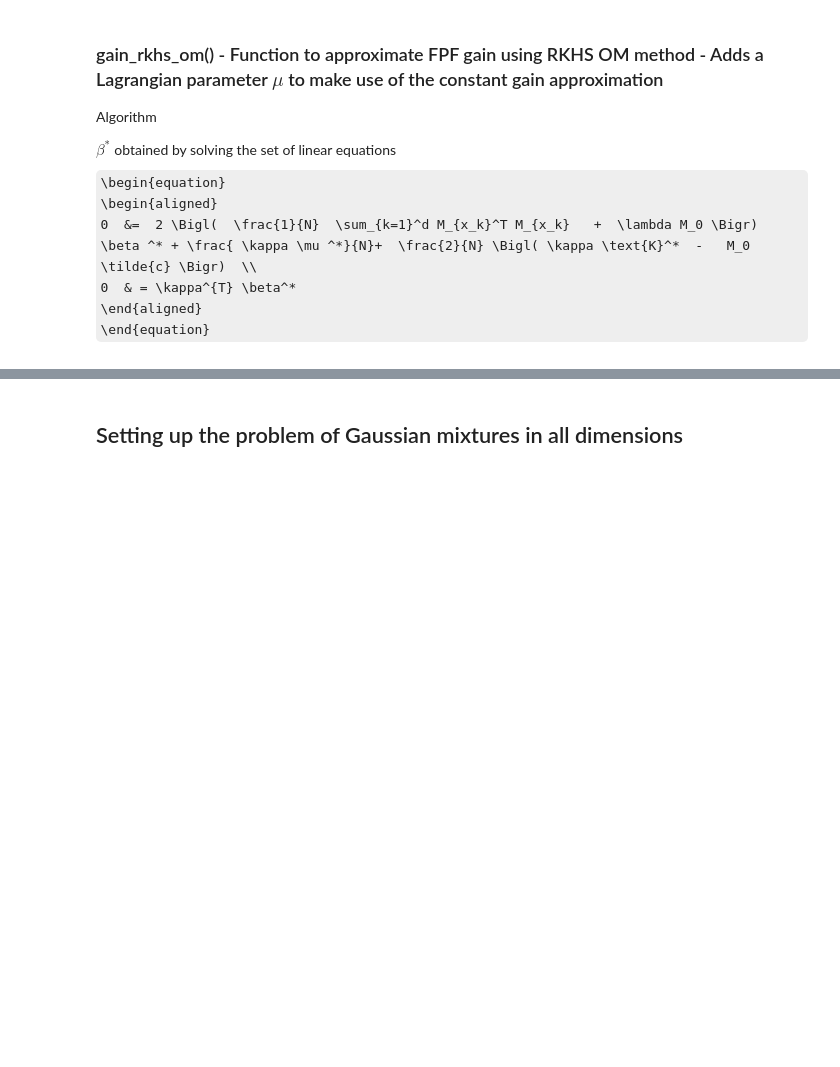
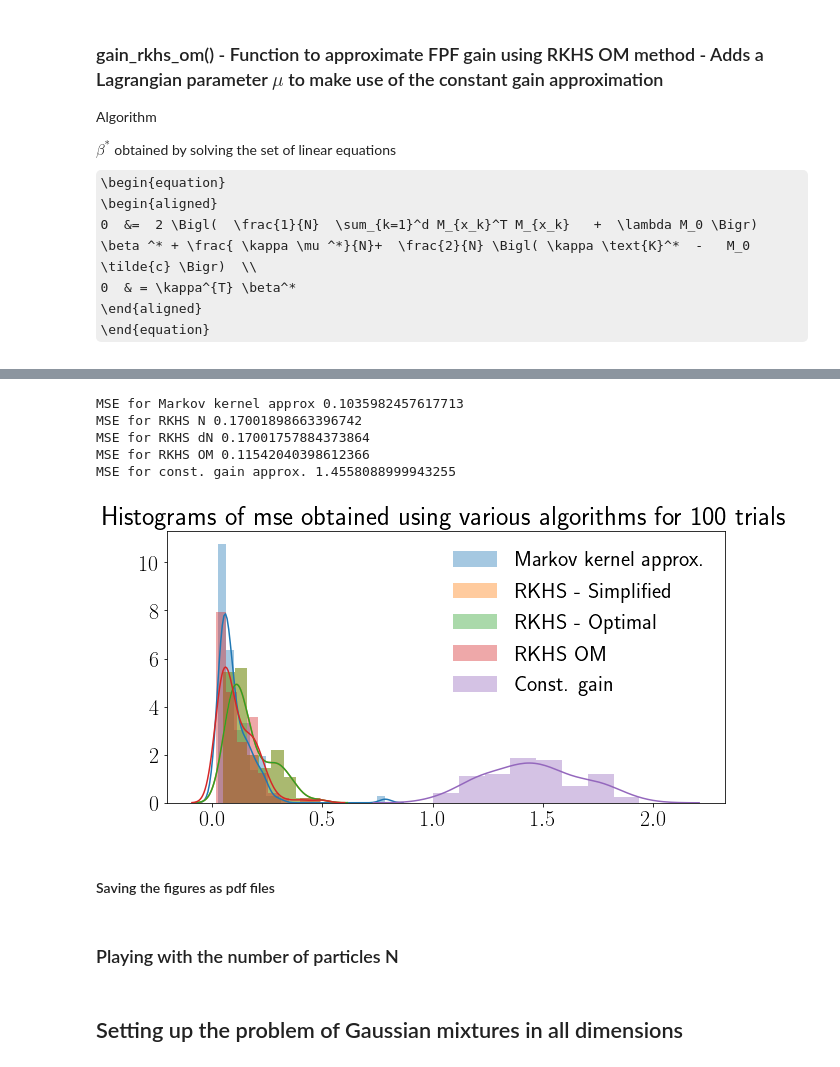
Before and after one commit to a4anandr/FPF-code, a Jupyter notebook: Python Code/FPF_main.ipynb, the cells around one changed output, grey strips where cells are left out. Drawn from its saved outputs; the diff is of its cells as text; code cells hidden in the pictures; some formulas as TeX source; blank space fills up the shorter version.

```diff
--- a/Python Code/FPF_main.ipynb
+++ b/Python Code/FPF_main.ipynb
@@ -1241,0 +1025,42 @@ MSE for RKHS OM 0.6523168580032486
+# %%
+exact = 1
+const = 1
+coif = 1
+rkhs_N = 1
+rkhs_2N = 0
+rkhs_dN = 1
+om = 1
+fig = plt.figure(figsize = (10,5))
+if exact == 1 & coif == 1:
+    print('MSE for Markov kernel approx', np.mean(mse_coif))
+    sns.distplot(mse_coif,label='Markov kernel approx.')
+if exact == 1 & rkhs_N == 1:
+    print('MSE for RKHS N', np.mean(mse_rkhs_N))
+    sns.distplot(mse_rkhs_N, label = 'RKHS - Simplified')
+if exact == 1 & rkhs_2N == 1:
+    print('MSE for RKHS 2N', np.mean(mse_rkhs_2N))
+    sns.distplot(mse_rkhs_2N, label = 'RKHS - Optimal')
+if exact == 1 & rkhs_dN == 1:
+    print('MSE for RKHS dN', np.mean(mse_rkhs_dN))
+    sns.distplot(mse_rkhs_dN, label = 'RKHS - Optimal')
+if exact == 1 & om == 1:
+    print('MSE for RKHS OM', np.mean(mse_om))
+    sns.distplot(mse_om, label = 'RKHS OM')
+if exact == 1 & coif_old == 1:
+    print('MSE for old Markov kernel', np.mean(mse_coif_old))
+    sns.distplot(mse_coif_old, label = 'Coifman old')
+if exact == 1 & const == 1:
+    print('MSE for const. gain approx.', np.mean(mse_const))
+    sns.distplot(mse_const, label = 'Const. gain')
+plt.legend(framealpha =0)
+plt.title('Histograms of mse obtained using various algorithms for '+ str(No_runs) + ' trials')
+plt.show()
+# %% [output]
+MSE for Markov kernel approx 0.1035982457617713
+MSE for RKHS N 0.17001898663396742
+MSE for RKHS dN 0.17001757884373864
+MSE for RKHS OM 0.11542040398612366
+MSE for const. gain approx. 1.4558088999943255
+[figure, added]
+# %% [markdown]
+#### Saving the figures as pdf files
@@ -1241,0 +1073,2 @@ MSE for RKHS OM 0.6523168580032486
+# %% [markdown]
+### Playing with the number of particles N
```
Also changed, not shown: parts of 44 cells of this notebook, 2 other files.
